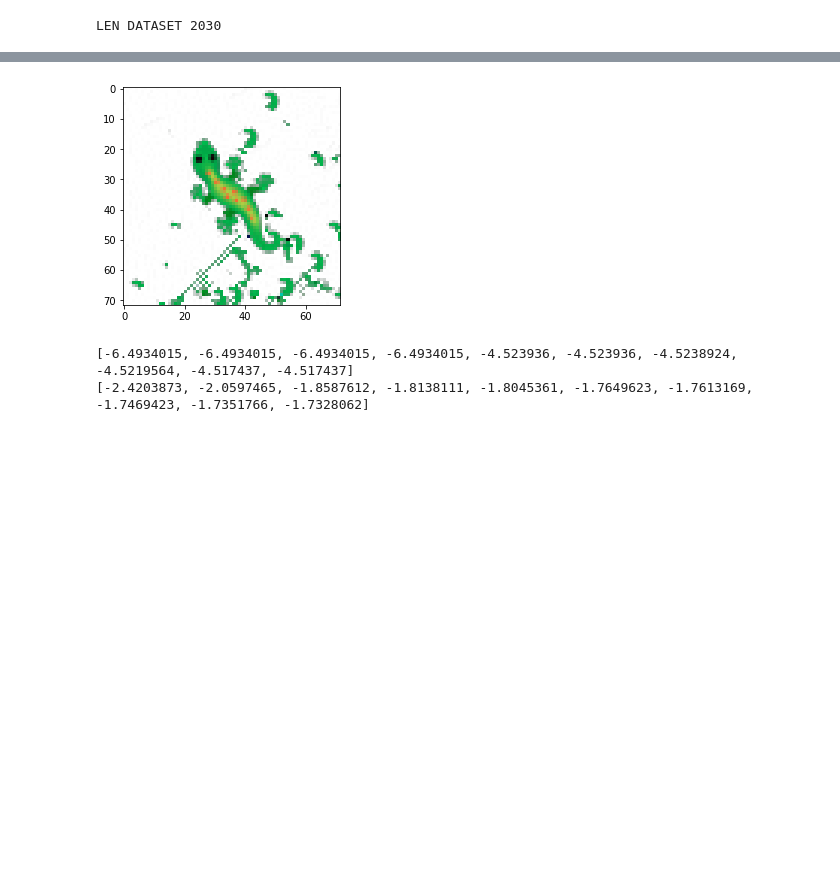
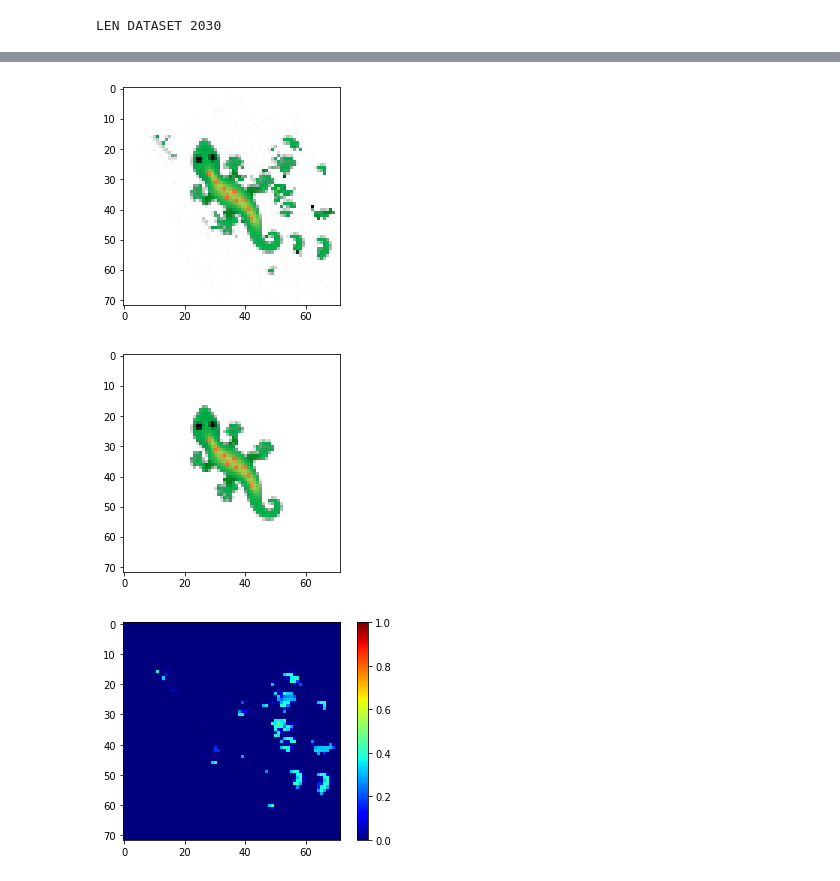
Before and after one commit to Mikcl/CellTransformer, a Jupyter notebook: Cells_are_Transformers_II.ipynb, the cells around one changed output, grey strips where cells are left out. Drawn from its saved outputs; the diff is of its cells as text; code cells hidden in the pictures; blank space fills up the shorter version.

```diff
--- a/Cells_are_Transformers_II.ipynb
+++ b/Cells_are_Transformers_II.ipynb
@@ -721,8 +710,11 @@ NameError: ignored
-# %%
-visualize_batched(x)
-print(c_scores)
-print(uc_scores)
-# %% [output]
-[figure, removed]
-[-6.4934015, -6.4934015, -6.4934015, -6.4934015, -4.523936, -4.523936, -4.5238924, -4.5219564, -4.517437, -4.517437]
-[-2.4203873, -2.0597465, -1.8587612, -1.8138111, -1.8045361, -1.7649623, -1.7613169, -1.7469423, -1.7351766, -1.7328062]
+# %%
+visualize_batched(x)
+visualize_batched(cleaned_x_long(x, loss_target_mask))
+
+
+loss = t_loss_f(x)
+plot_loss_diff(loss)
+# %% [output]
+[figure, added]
+[figure, added]
+[figure, added]
```
Also changed, not shown: parts of 10 cells of this notebook.
